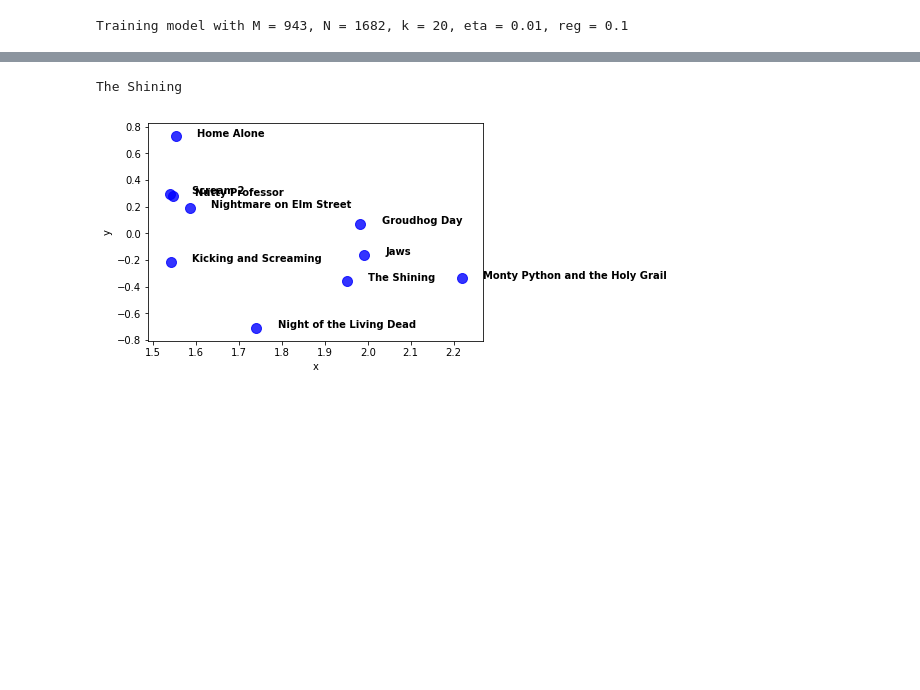
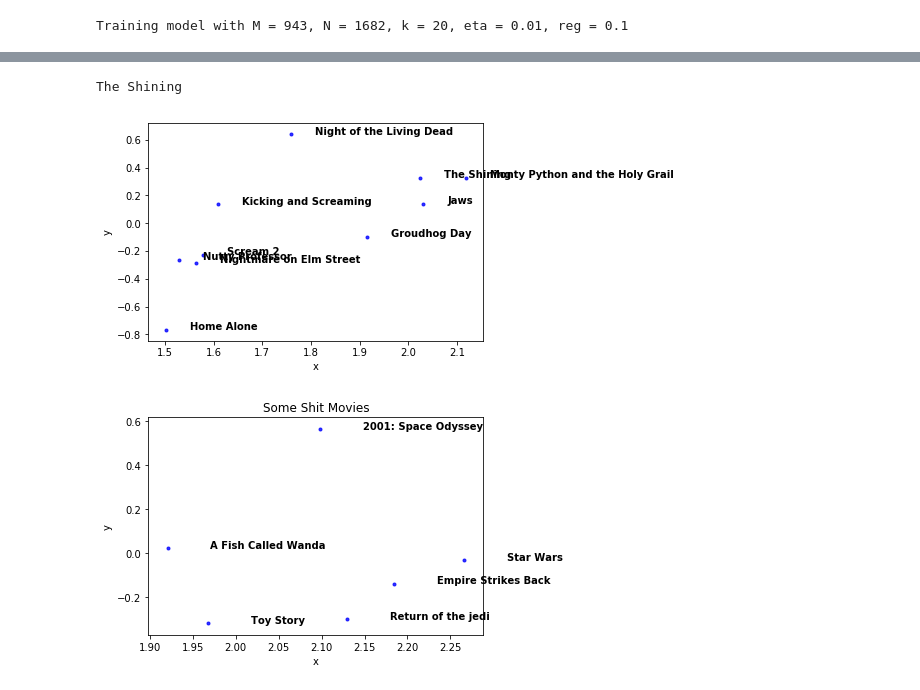
Before and after one commit to jagathv/cs155miniproj2, a Jupyter notebook: New_Shit_2.ipynb, the cells around one changed output, grey strips where cells are left out. Saved outputs shown, nothing was run; the diff lists cells and outputs as text; code cells hidden in the pictures; blank space fills up the shorter version.

```diff
--- a/New_Shit_2.ipynb
+++ b/New_Shit_2.ipynb
@@ -284,7 +320,7 @@ df = pd.DataFrame({'x': x, 'y' : y, 'movie_names' : list(horror_comedy.values())
 #sns.scatterplot(x, y)
 
 pl = sns.regplot(data=df, x="x", y="y", fit_reg=False, marker=".", color="blue"
-,scatter_kws={'s':400})
+)
 for line in range(0,df.shape[0]):
      pl.text(df.x[line]+0.05, df.y[line], df.movie_names[line], horizontalalignment='left', size='medium', color='black', weight='semibold')
 
@@ -292,7 +328,7 @@ print(df.movie_names[1])
 #print(x, y)
 # %% [output]
 The Shining
-[figure, old version]
+[figure, new version]
 # %%
 def scatter_with_labels(label_dict, V_tilde, title):
     x = []
@@ -303,11 +339,17 @@ def scatter_with_labels(label_dict, V_tilde, title):
 
     #print(horror_comedy.values())
 
-    df = pd.DataFrame({'Component 1': x, 'Component 2' : y, 'movie_names' : list(label_dict.values())})
+    df = pd.DataFrame({'x': x, 'y' : y, 'movie_names' : list(label_dict.values())})
     #sns.scatterplot(x, y)
 
     pl = sns.regplot(data=df, x="x", y="y", fit_reg=False, marker=".", color="blue"
-    ,scatter_kws={'s':400})
+    )
     pl.set_title(title)
     for line in range(0,df.shape[0]):
          pl.text(df.x[line]+0.05, df.y[line], df.movie_names[line], horizontalalignment='left', size='medium', color='black', weight='semibold')
+# %%
+star_wars_indices = {49: 'Star Wars', 180: 'Return of the jedi', 171: 'Empire Strikes Back', 0: 'Toy Story', 134: '2001: Space Odyssey', 152 : 'A Fish Called Wanda'}
+
+scatter_with_labels(star_wars_indices, V_tilde, 'Some Shit Movies')
+# %% [output]
+[figure, added]
```
Also changed, not shown: parts of 10 cells of this notebook.
